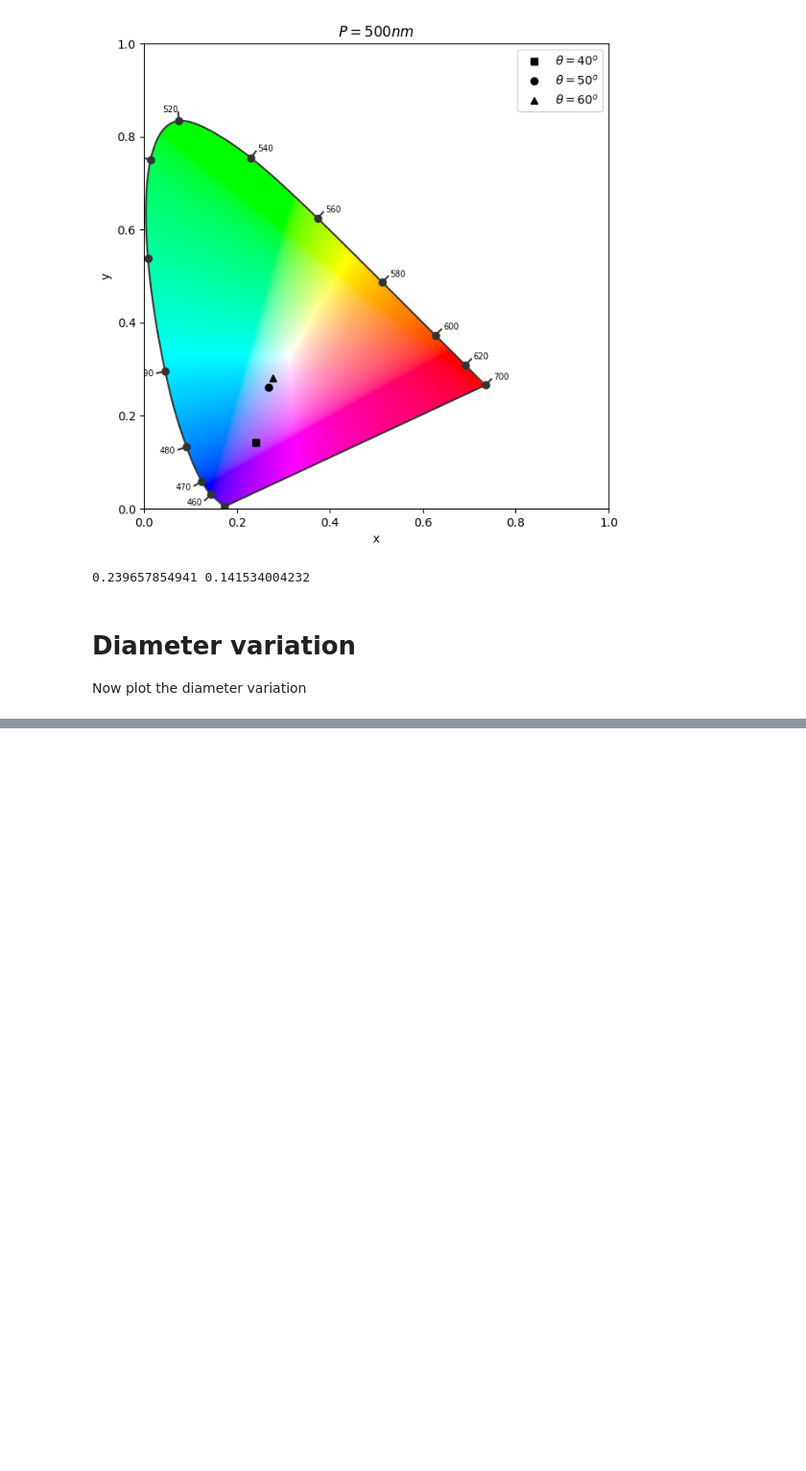
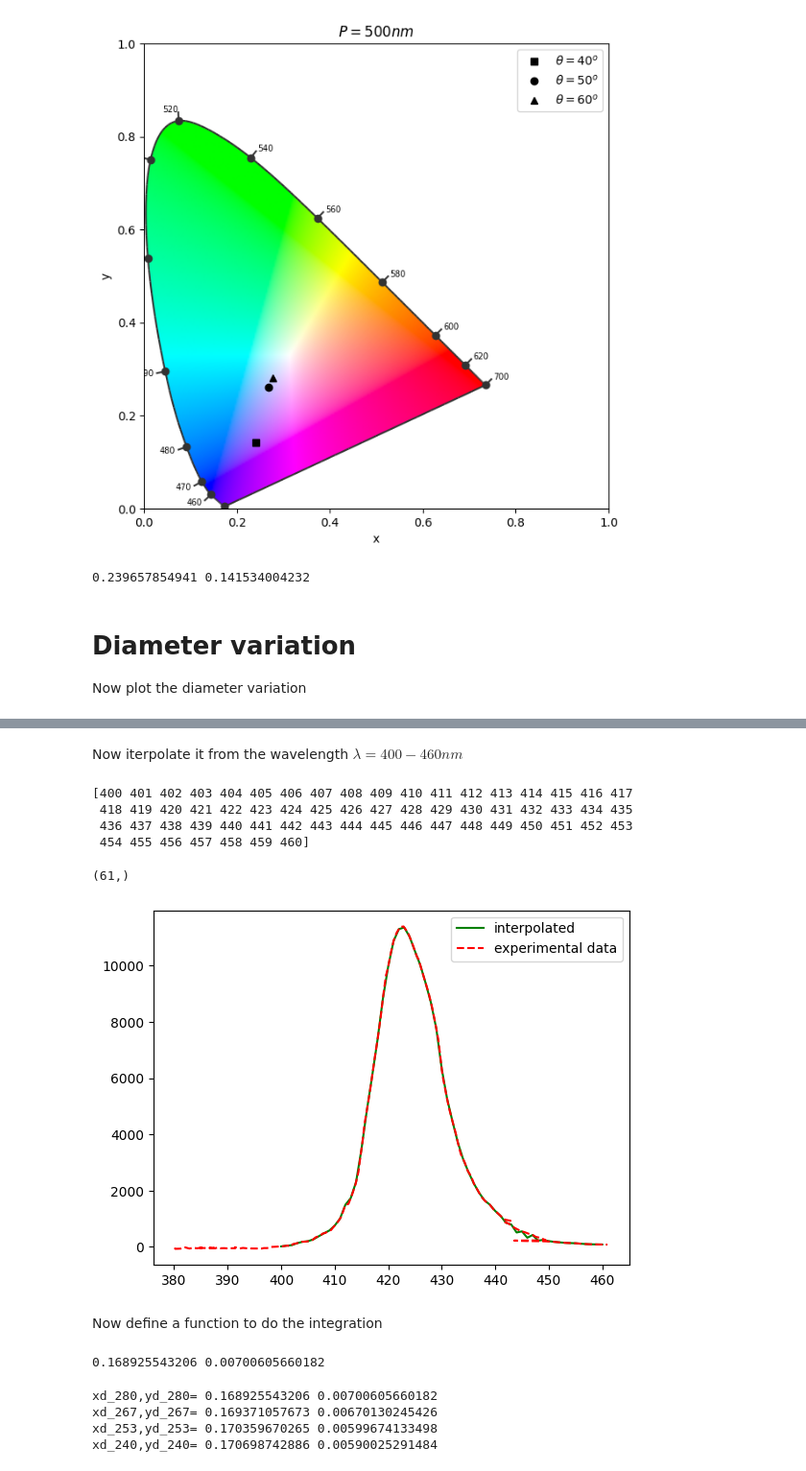
Before and after one commit to Feymankamal/Chromaticity-1931, a Jupyter notebook: colour_map.ipynb, the cells around one changed output, grey strips where cells are left out. Shown at 96% size. Cells and saved outputs as stored; diff of their text form; code cells hidden in the pictures; blank space fills up the shorter version.

Commit message:
diameter variation issues

```diff
--- a/colour_map.ipynb
+++ b/colour_map.ipynb
@@ -602,3 +602,5 @@ print(xch40_500,ych40_500)
 # %% [markdown]
 # Diameter variation
 Now plot the diameter variation
+# %%
+dia=pd.read_excel('diameter_var.xlsx')
@@ -604,0 +643,24 @@ Now plot the diameter variation
+# %% [markdown]
+Now iterpolate it from the wavelength $\lambda=400-460nm$
+# %%
+wavel=np.arange(400,461,1)
+print(wavel)
+wavel.shape
+# %% [output]
+[400 401 402 403 404 405 406 407 408 409 410 411 412 413 414 415 416 417
+ 418 419 420 421 422 423 424 425 426 427 428 429 430 431 432 433 434 435
+ 436 437 438 439 440 441 442 443 444 445 446 447 448 449 450 451 452 453
+ 454 455 456 457 458 459 460]
+(61,)
+# %%
+fd_280=interpolate.interp1d(dia.wavelength, dia.d_280nm)
+ydi_280=fd_280(wavel)
+plt.plot(wavel,ydi_280,'g-', label="interpolated")
+plt.plot(dia.wavelength,dia.d_280nm,'r--',label='experimental data')
+#plt.xlim(440,450)
+plt.legend(loc='upper right')
+plt.show()
+# %% [output]
+[figure, added]
+# %% [markdown]
+Now define a function to do the integration
@@ -604,0 +675,28 @@ Now plot the diameter variation
+# %%
+xd_280,yd_280=xyvald(ydi_280)
+print(xd_280,yd_280)
+# %% [output]
+0.168925543206 0.00700605660182
+# %%
+fd_280=interpolate.interp1d(dia.wavelength, dia.d_280nm)
+ydi_280=fd_280(wavel)
+fd_267=interpolate.interp1d(dia.wavelength, dia.d_267nm)
+ydi_267=fd_267(wavel)
+fd_253=interpolate.interp1d(dia.wavelength, dia.d_253nm)
+ydi_253=fd_253(wavel)
+fd_240=interpolate.interp1d(dia.wavelength, dia.d_240nm)
+ydi_240=fd_240(wavel)
+#calculate x, y values
+xd_280,yd_280=xyvald(ydi_280)
+print('xd_280,yd_280=',xd_280,yd_280)
+xd_267,yd_267=xyvald(ydi_267)
+print('xd_267,yd_267=',xd_267,yd_267)
+xd_253,yd_253=xyvald(ydi_253)
+print('xd_253,yd_253=',xd_253,yd_253)
+xd_240,yd_240=xyvald(ydi_240)
+print('xd_240,yd_240=',xd_240,yd_240)
+# %% [output]
+xd_280,yd_280= 0.168925543206 0.00700605660182
+xd_267,yd_267= 0.169371057673 0.00670130245426
+xd_253,yd_253= 0.170359670265 0.00599674133498
+xd_240,yd_240= 0.170698742886 0.00590025291484
```
Also changed, not shown: parts of 6 cells of this notebook.
